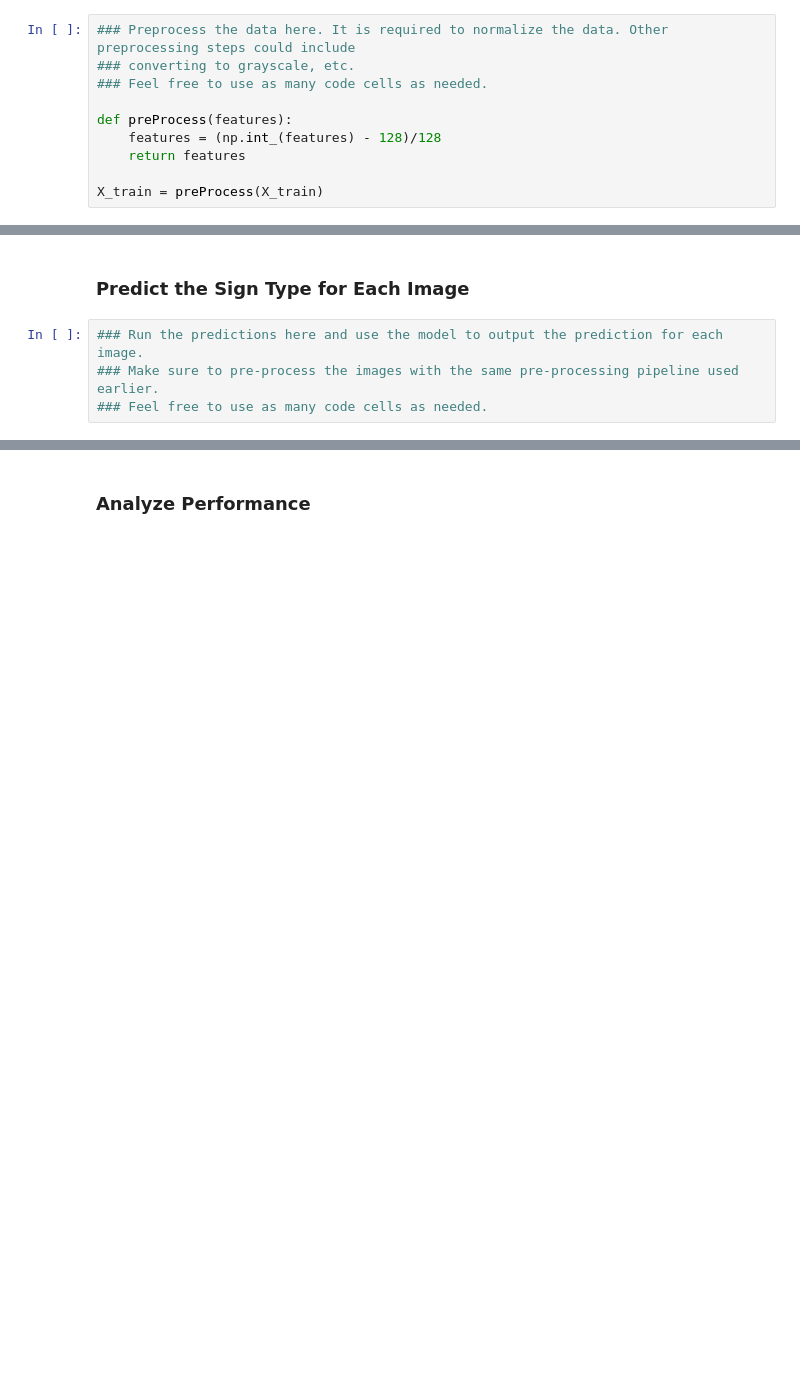
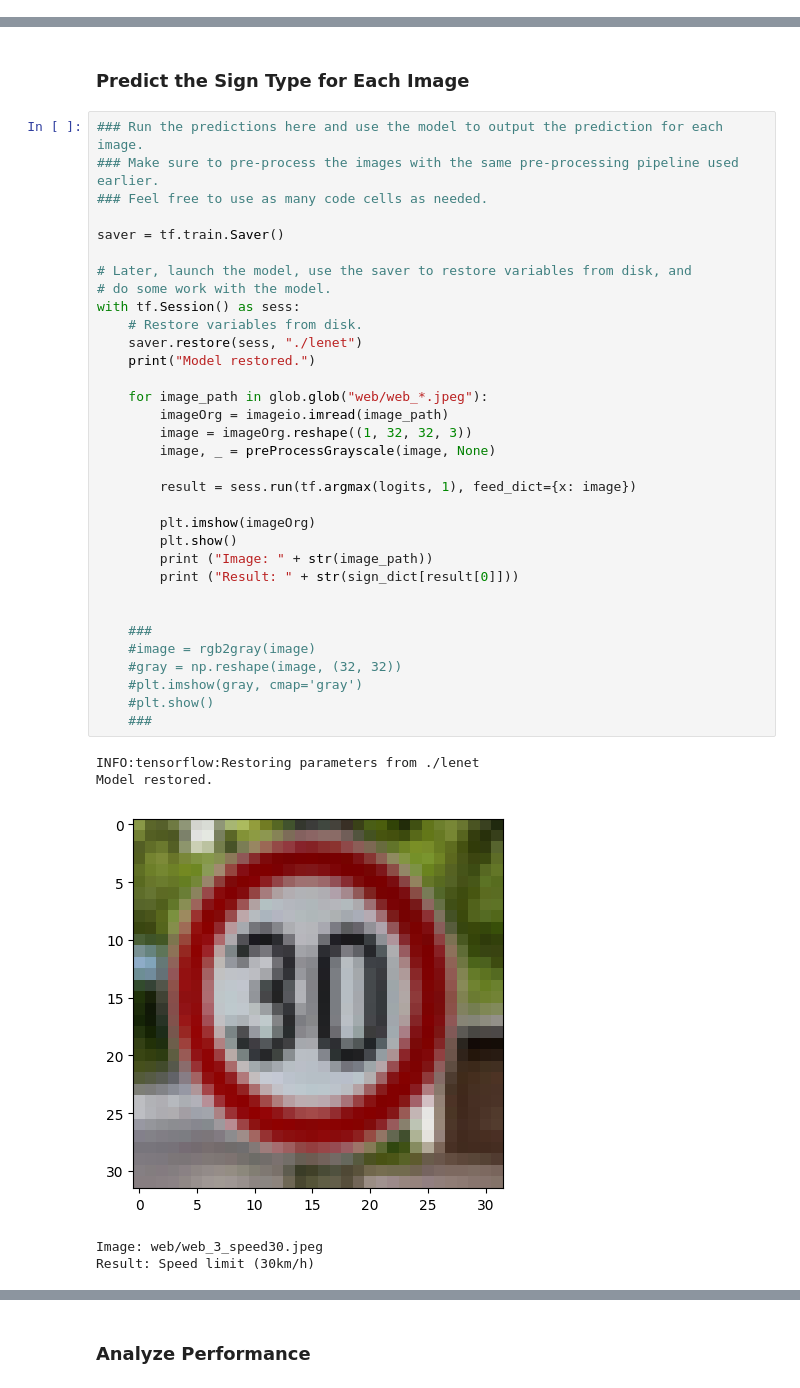
Before and after one commit to skopen/CarND-Traffic-Sign-Classifier-Project, a Jupyter notebook: Traffic_Sign_Classifier.ipynb, the cells around one changed output, grey strips where cells are left out. Cells and saved outputs as stored; diff of their text form; blank space fills up the shorter version.

Commit message:
progress on sign classifier

```diff
--- a/Traffic_Sign_Classifier.ipynb
+++ b/Traffic_Sign_Classifier.ipynb
@@ -183,13 +188,3 @@ Minimally, the image data should be normalized so that the data has mean zero an
 Other pre-processing steps are optional. You can try different techniques to see if it improves performance.
 
 Use the code cell (or multiple code cells, if necessary) to implement the first step of your project.
-# %%
-### Preprocess the data here. It is required to normalize the data. Other preprocessing steps could include
-### converting to grayscale, etc.
-### Feel free to use as many code cells as needed.
-
-def preProcess(features):
-    features = (np.int_(features) - 128)/128
-    return features
-
-X_train = preProcess(X_train)
@@ -243,6 +447,41 @@ You may find `signnames.csv` useful as it contains mappings from the class id (i
 # %% [markdown]
 ### Predict the Sign Type for Each Image
-# %%
-### Run the predictions here and use the model to output the prediction for each image.
-### Make sure to pre-process the images with the same pre-processing pipeline used earlier.
-### Feel free to use as many code cells as needed.
+# %%
+### Run the predictions here and use the model to output the prediction for each image.
+### Make sure to pre-process the images with the same pre-processing pipeline used earlier.
+### Feel free to use as many code cells as needed.
+
+saver = tf.train.Saver()
+
+# Later, launch the model, use the saver to restore variables from disk, and
+# do some work with the model.
+with tf.Session() as sess:
+    # Restore variables from disk.
+    saver.restore(sess, "./lenet")
+    print("Model restored.")
+
+    for image_path in glob.glob("web/web_*.jpeg"):
+        imageOrg = imageio.imread(image_path)
+        image = imageOrg.reshape((1, 32, 32, 3))
+        image, _ = preProcessGrayscale(image, None)
+
+        result = sess.run(tf.argmax(logits, 1), feed_dict={x: image})
+
+        plt.imshow(imageOrg)
+        plt.show()
+        print ("Image: " + str(image_path))
+        print ("Result: " + str(sign_dict[result[0]]))
+
+
+    ###
+    #image = rgb2gray(image)
+    #gray = np.reshape(image, (32, 32))
+    #plt.imshow(gray, cmap='gray')
+    #plt.show()
+    ###
+# %% [output]
+INFO:tensorflow:Restoring parameters from ./lenet
+Model restored.
+[figure, added]
+Image: web/web_3_speed30.jpeg
+Result: Speed limit (30km/h)
```
Also changed, not shown: parts of 12 cells of this notebook.
